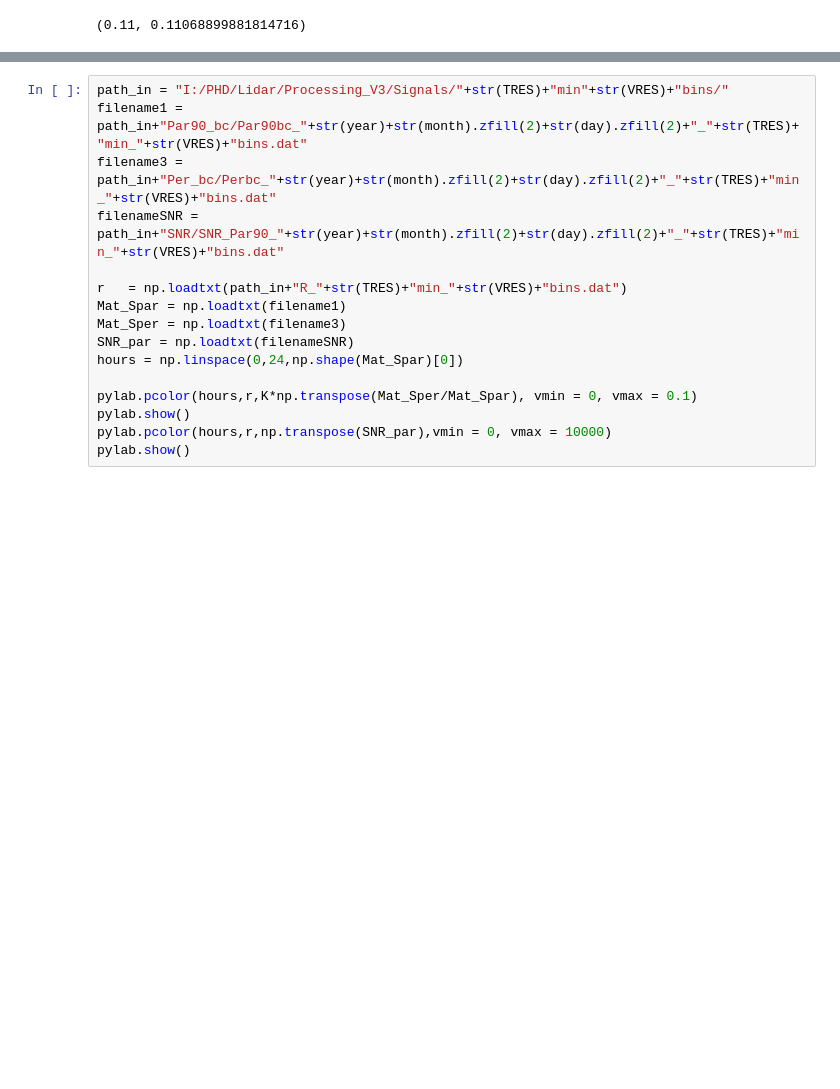
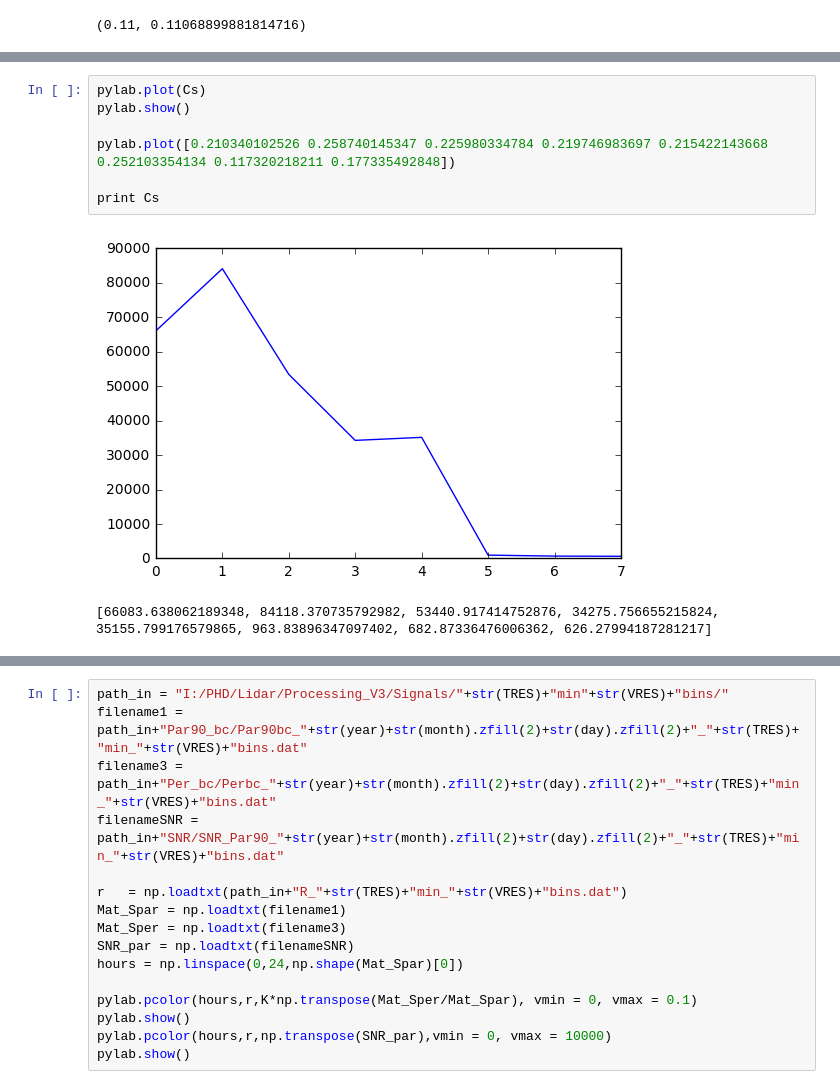
Before and after one commit to cduranalarcon/Lidar_DDU, a Jupyter notebook: Notebooks/System_calibration.ipynb, the cells around one changed output, grey strips where cells are left out. Cells and saved outputs as stored; diff of their text form; blank space fills up the shorter version.

```diff
--- a/Notebooks/System_calibration.ipynb
+++ b/Notebooks/System_calibration.ipynb
@@ -157,0 +211,10 @@ print K1,K2,K3,K4,K5,K
+# %%
+pylab.plot(Cs)
+pylab.show()
+
+pylab.plot([0.210340102526 0.258740145347 0.225980334784 0.219746983697 0.215422143668 0.252103354134 0.117320218211 0.177335492848])
+
+print Cs
+# %% [output]
+[figure, added]
+[66083.638062189348, 84118.370735792982, 53440.917414752876, 34275.756655215824, 35155.799176579865, 963.83896347097402, 682.87336476006362, 626.27994187281217]
```
Also changed, not shown: parts of 6 cells of this notebook.
